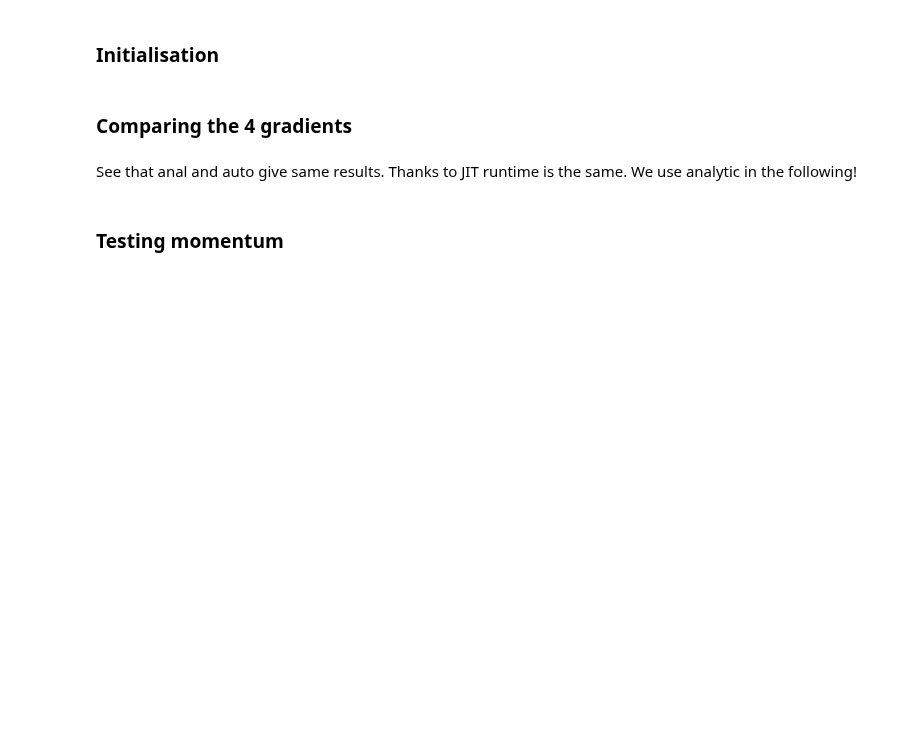
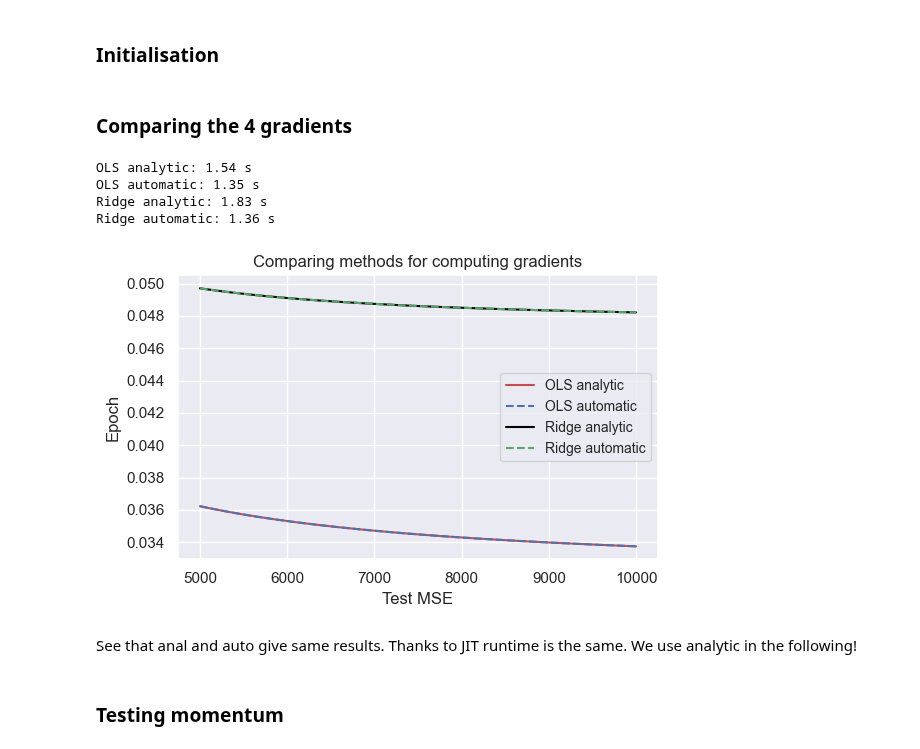
Before and after one commit to Trond01/Project2_FYS-STK4155, a Jupyter notebook: Runs/a.ipynb, the cells around one changed output. Saved outputs shown, nothing was run; the diff lists cells and outputs as text; code cells hidden in the pictures; blank space fills up the shorter version.

```diff
--- a/Runs/a.ipynb
+++ b/Runs/a.ipynb
@@ -83,7 +83,7 @@ filepath_location_default = filepath_location + f"deg={num_features}_N={num_poin
 # %% [markdown]
 ### Comparing the 4 gradients
 # %%
-def gradient_comparison_experiment(method=GD, savefig=False, n_epochs=1000):
+def gradient_comparison_experiment(method=GD, savefig=False, n_epochs=10000):
 
     # Get method name
     method_name = next(item["name"] for item in methods_dict_list if item["method"] == method)
@@ -97,33 +97,39 @@ def gradient_comparison_experiment(method=GD, savefig=False, n_epochs=1000):
 
     # Loop
     linestyles = ["r", "b--", "black", "g--"]
     labels = ["OLS analytic", "OLS automatic", "Ridge analytic", "Ridge automatic"]
     for i, loss_grad in enumerate([OLS_train_analgrad(model), jit(OLS_train_autograd(model)),
                                    ridge_train_analgrad(model, lam), jit(ridge_train_autograd(model, lam))]):
 
         # Time the run
         t0 = time.time()
         result_GD = method(X_train, y_train, X_test, y_test,
                     grad_method=loss_grad,
                     n_epochs=n_epochs,
                     lr=lr,
                     beta0=beta0,
                     test_loss_func=(jit(MSELoss_method(model))))
         print(f"{labels[i]}: {round(time.time()-t0, 2)} s")
 
         # Plot the second half of training
         plt.plot(np.arange(n_epochs//2, n_epochs+1, 1), result_GD["test_loss_list"][n_epochs//2::], linestyles[i], label=labels[i])
 
     plt.title("Comparing methods for computing gradients")
     plt.xlabel("Test MSE")
     plt.ylabel("Epoch")
     plt.legend()
     plt.tight_layout()
     if savefig:
         plt.savefig(filepath_location_default+f"__gradient_comparison__lr={lr}_lam={lam}_method={method_name}.png")
     plt.show()
 
 gradient_comparison_experiment(savefig=True)
+# %% [output]
+OLS analytic: 1.54 s
+OLS automatic: 1.35 s
+Ridge analytic: 1.83 s
+Ridge automatic: 1.36 s
+[figure, added]
 # %% [markdown]
 See that anal and auto give same results. Thanks to JIT runtime is the same. We use analytic in the following!
 # %% [markdown]
```
Also changed, not shown: parts of 5 cells of this notebook, 13 other files.
